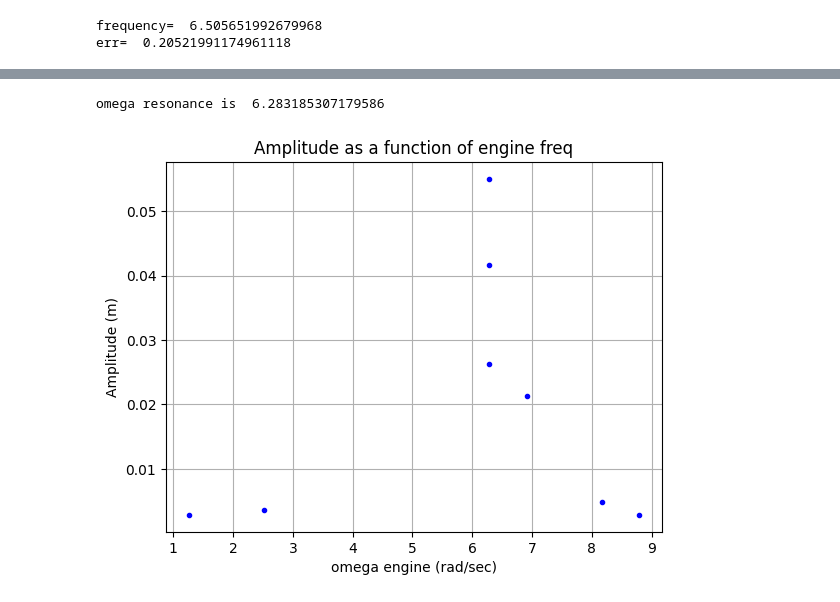
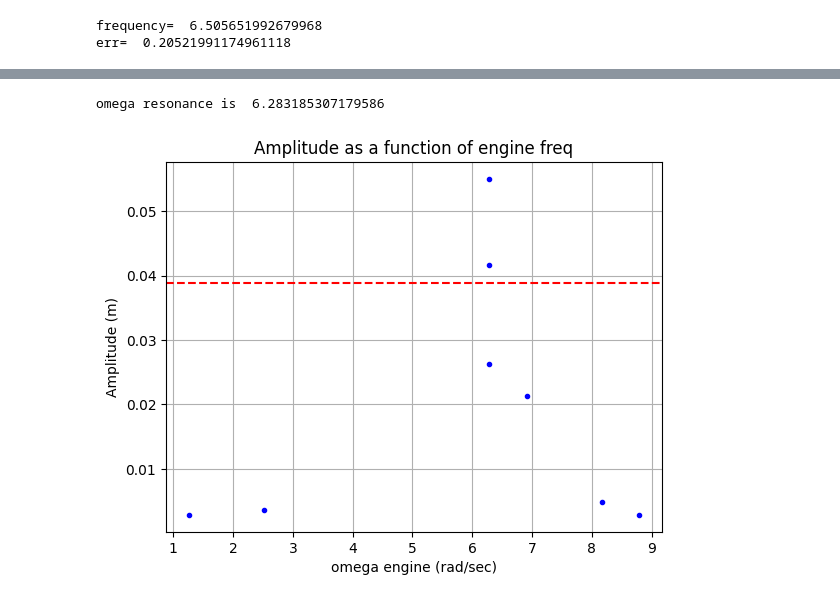
Before and after one commit to ronniegertman/Waves, a Jupyter notebook: harmonic_oscilator.ipynb, the cells around one changed output, grey strips where cells are left out. Cells and saved outputs as stored; diff of their text form; code cells hidden in the pictures.

```diff
--- a/harmonic_oscilator.ipynb
+++ b/harmonic_oscilator.ipynb
@@ -280,25 +280,26 @@ with open("./data.json", 'w') as file:
 # %%
 #finding A
 with open('data.json', 'r') as file:
     omega_engine_vec  = []
     amp_vec = []
     data = json.load(file)
     for element in data:
         omega_engine_vec.append(data[element]['omega'])
         amp_vec.append(data[element]['amp'])
 
 plt.figure()
 plt.plot(omega_engine_vec, amp_vec, 'b.')
 plt.xlabel('omega engine (rad/sec)')
 plt.ylabel('Amplitude (m)')
+plt.axhline(y=np.max(amp_vec) / np.sqrt(2), color="red", linestyle="--")
 plt.title("Amplitude as a function of engine freq")
 plt.grid()
 
 omega_res_index = np.argmax(amp_vec)
 print("omega resonance is ", omega_engine_vec[omega_res_index])
 # %% [output]
 omega resonance is  6.283185307179586
-[figure, old version]
+[figure, new version]
 # %%
 #finding phi:
 def phi_func(t, x, w, phi, b):
```
Also changed, not shown: parts of 4 cells of this notebook.
